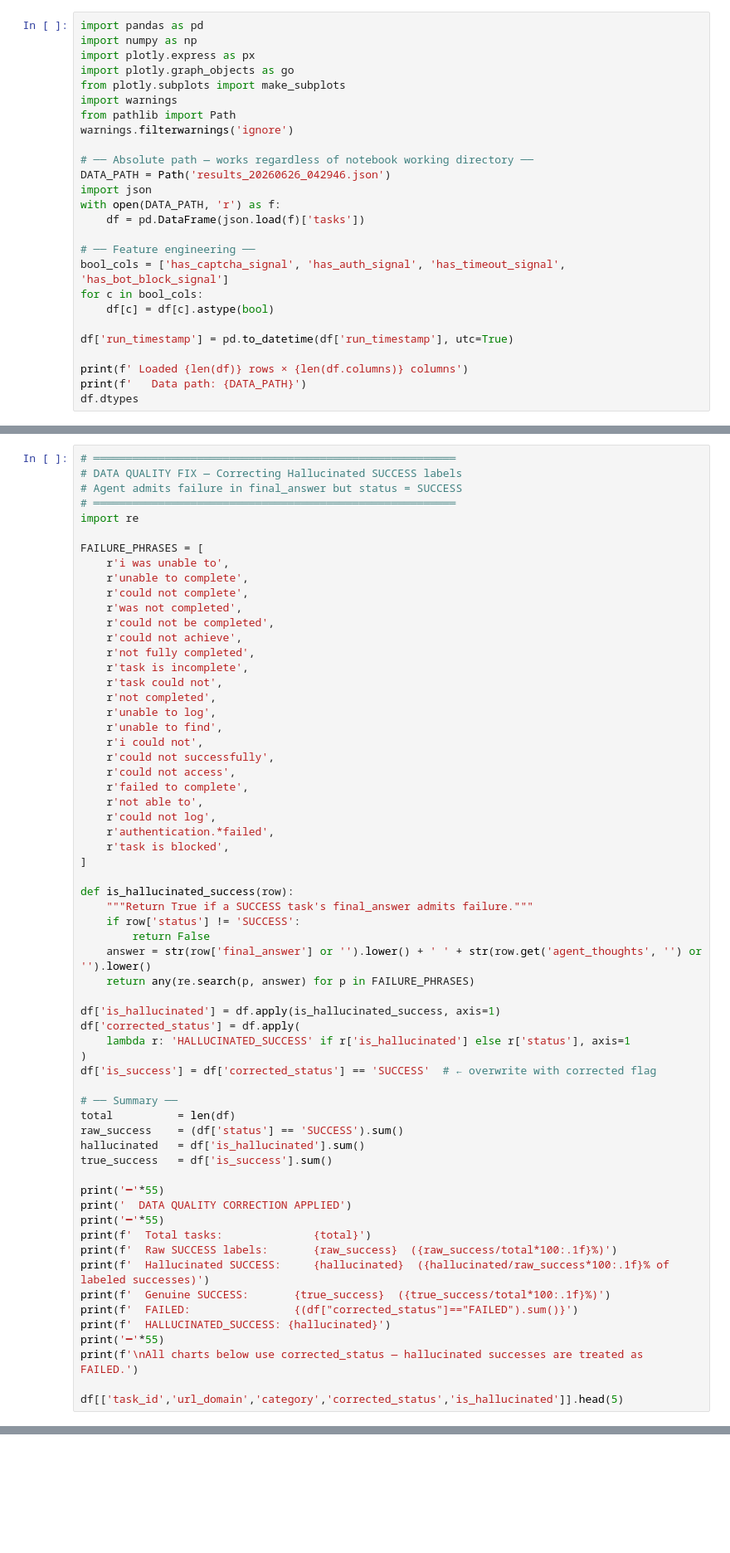
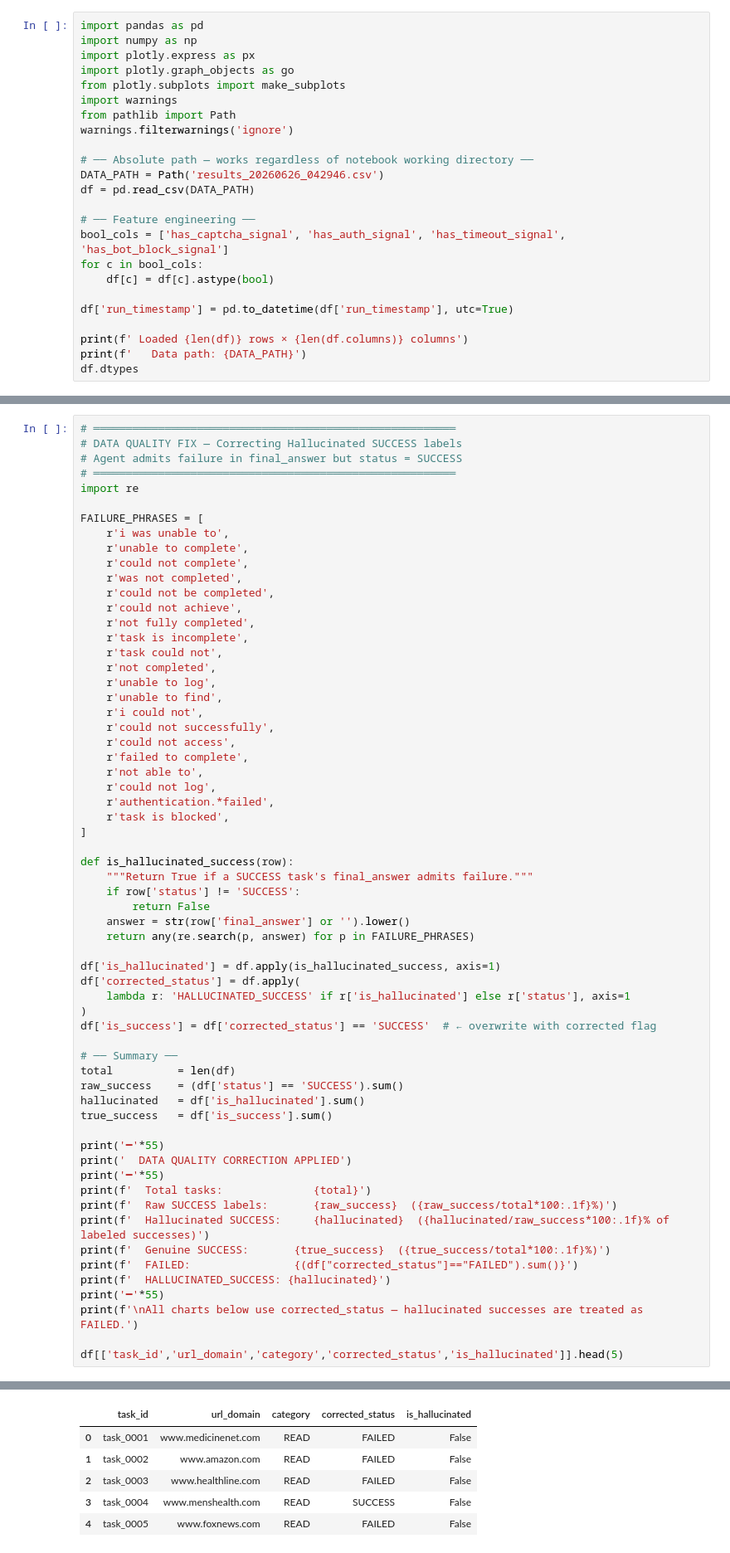
Before and after one commit to evaluate-browser-automation/evaluate-browser-use, a Jupyter notebook: results/analyze_20260626_042946.ipynb, the cells around one changed output, grey strips where cells are left out. Shown at 83% size. Cells and saved outputs as stored; diff of their text form; blank space fills up the shorter version.

Commit message:
Revert notebooks to use CSV and final_answer only

```diff
--- a/results/analyze_20260626_042946.ipynb
+++ b/results/analyze_20260626_042946.ipynb
@@ -14,10 +14,8 @@ from pathlib import Path
 warnings.filterwarnings('ignore')
 
 # ── Absolute path — works regardless of notebook working directory ──
-DATA_PATH = Path('results_20260626_042946.json')
-import json
-with open(DATA_PATH, 'r') as f:
-    df = pd.DataFrame(json.load(f)['tasks'])
+DATA_PATH = Path('results_20260626_042946.csv')
+df = pd.read_csv(DATA_PATH)
 
 # ── Feature engineering ──
 bool_cols = ['has_captcha_signal', 'has_auth_signal', 'has_timeout_signal', 'has_bot_block_signal']
@@ -63,7 +100,7 @@ def is_hallucinated_success(row):
     """Return True if a SUCCESS task's final_answer admits failure."""
     if row['status'] != 'SUCCESS':
         return False
-    answer = str(row['final_answer'] or '').lower() + ' ' + str(row.get('agent_thoughts', '') or '').lower()
+    answer = str(row['final_answer'] or '').lower()
     return any(re.search(p, answer) for p in FAILURE_PHRASES)
 
 df['is_hallucinated'] = df.apply(is_hallucinated_success, axis=1)
@@ -91,3 +128,4 @@ print('━'*55)
 print(f'\nAll charts below use corrected_status — hallucinated successes are treated as FAILED.')
 
 df[['task_id','url_domain','category','corrected_status','is_hallucinated']].head(5)
+# %% [output]
@@ -94,3 +144,9 @@ df[['task_id','url_domain','category','corrected_status','is_hallucinated']].hea
+|  | task_id | url_domain | category | corrected_status | is_hallucinated |
+| 0 | task_0001 | www.medicinenet.com | READ | FAILED | False |
+| 1 | task_0002 | www.amazon.com | READ | FAILED | False |
+| 2 | task_0003 | www.healthline.com | READ | FAILED | False |
+| 3 | task_0004 | www.menshealth.com | READ | SUCCESS | False |
+| 4 | task_0005 | www.foxnews.com | READ | FAILED | False |
 # %% [markdown]
 ## Data Quality — Hallucinated SUCCESS Labels
 Agent marks tasks SUCCESS but final answer admits failure. These are corrected below.
```
Also changed, not shown: parts of 5 cells of this notebook, 1 other file.
